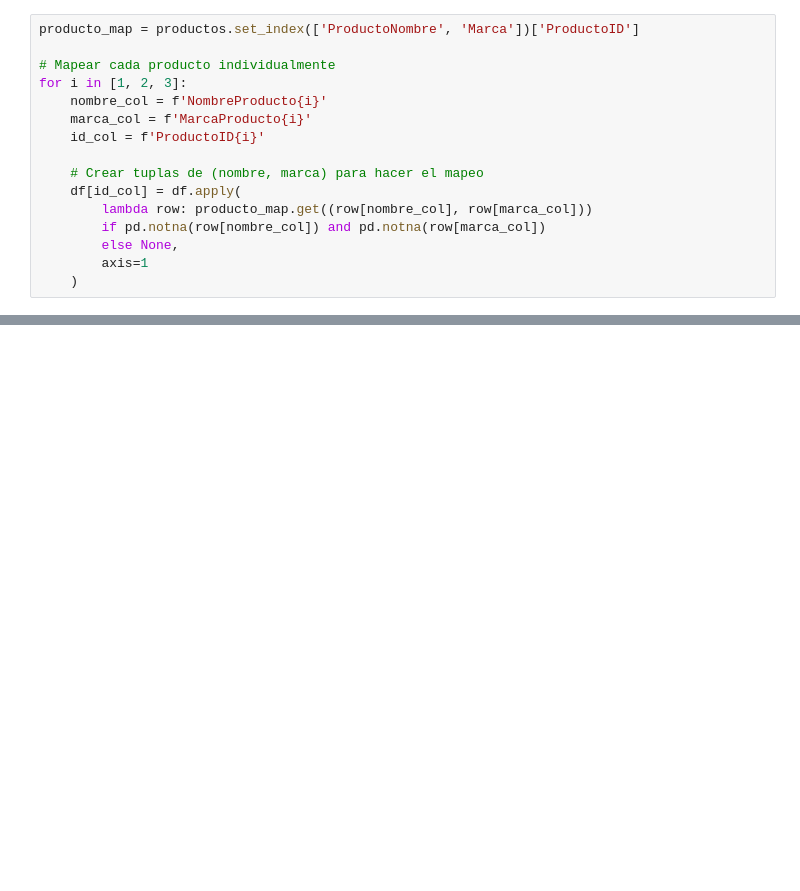
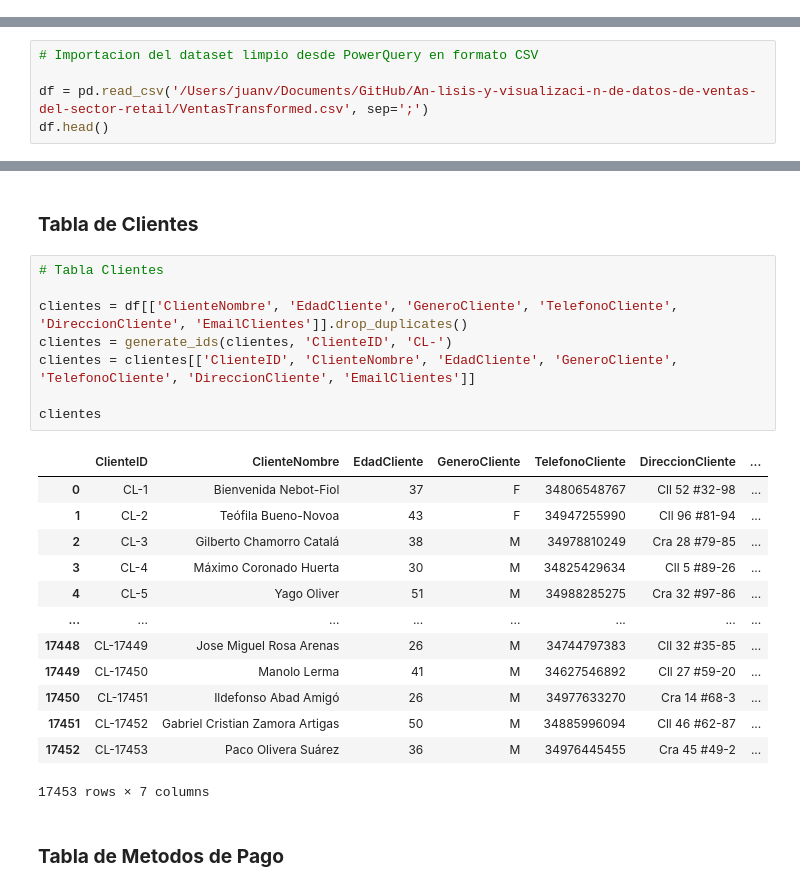
Before and after one commit to JuanCaVa21/Analisis-y-visualizacion-de-datos-de-ventas-del-sector-retail, a Jupyter notebook: Avance_2_Modelo_Relacional.ipynb, the cells around one changed output, grey strips where cells are left out. Saved outputs shown, nothing was run; the diff lists cells and outputs as text; blank space fills up the shorter version.

```diff
--- a/Avance_2_Modelo_Relacional.ipynb
+++ b/Avance_2_Modelo_Relacional.ipynb
@@ -177,16 +0,0 @@ productos.head()
-# %%
-producto_map = productos.set_index(['ProductoNombre', 'Marca'])['ProductoID']
-
-# Mapear cada producto individualmente
-for i in [1, 2, 3]:
-    nombre_col = f'NombreProducto{i}'
-    marca_col = f'MarcaProducto{i}'
-    id_col = f'ProductoID{i}'
-
-    # Crear tuplas de (nombre, marca) para hacer el mapeo
-    df[id_col] = df.apply(
-        lambda row: producto_map.get((row[nombre_col], row[marca_col]))
-        if pd.notna(row[nombre_col]) and pd.notna(row[marca_col])
-        else None,
-        axis=1
-    )
@@ -355,0 +47,5 @@ KeyboardInterrupt:
+# %%
+# Importacion del dataset limpio desde PowerQuery en formato CSV
+
+df = pd.read_csv('/Users/juanv/Documents/GitHub/An-lisis-y-visualizaci-n-de-datos-de-ventas-del-sector-retail/VentasTransformed.csv', sep=';')
+df.head()
@@ -355,0 +191,26 @@ KeyboardInterrupt:
+# %% [markdown]
+### **Tabla de Clientes**
+# %%
+# Tabla Clientes
+
+clientes = df[['ClienteNombre', 'EdadCliente', 'GeneroCliente', 'TelefonoCliente', 'DireccionCliente', 'EmailClientes']].drop_duplicates()
+clientes = generate_ids(clientes, 'ClienteID', 'CL-')
+clientes = clientes[['ClienteID', 'ClienteNombre', 'EdadCliente', 'GeneroCliente', 'TelefonoCliente', 'DireccionCliente', 'EmailClientes']]
+
+clientes
+# %% [output]
+|  | ClienteID | ClienteNombre | EdadCliente | GeneroCliente | TelefonoCliente | DireccionCliente | ... |
+| 0 | CL-1 | Bienvenida Nebot-Fiol | 37 | F | 34806548767 | Cll 52 #32-98 | ... |
+| 1 | CL-2 | Teófila Bueno-Novoa | 43 | F | 34947255990 | Cll 96 #81-94 | ... |
+| 2 | CL-3 | Gilberto Chamorro Catalá | 38 | M | 34978810249 | Cra 28 #79-85 | ... |
+| 3 | CL-4 | Máximo Coronado Huerta | 30 | M | 34825429634 | Cll 5 #89-26 | ... |
+| 4 | CL-5 | Yago Oliver | 51 | M | 34988285275 | Cra 32 #97-86 | ... |
+| ... | ... | ... | ... | ... | ... | ... | ... |
+| 17448 | CL-17449 | Jose Miguel Rosa Arenas | 26 | M | 34744797383 | Cll 32 #35-85 | ... |
+| 17449 | CL-17450 | Manolo Lerma | 41 | M | 34627546892 | Cll 27 #59-20 | ... |
+| 17450 | CL-17451 | Ildefonso Abad Amigó | 26 | M | 34977633270 | Cra 14 #68-3 | ... |
+| 17451 | CL-17452 | Gabriel Cristian Zamora Artigas | 50 | M | 34885996094 | Cll 46 #62-87 | ... |
+| 17452 | CL-17453 | Paco Olivera Suárez | 36 | M | 34976445455 | Cra 45 #49-2 | ... |
+17453 rows × 7 columns
+# %% [markdown]
+### **Tabla de Metodos de Pago**
```
Also changed, not shown: parts of 45 cells of this notebook, 8 other files.
